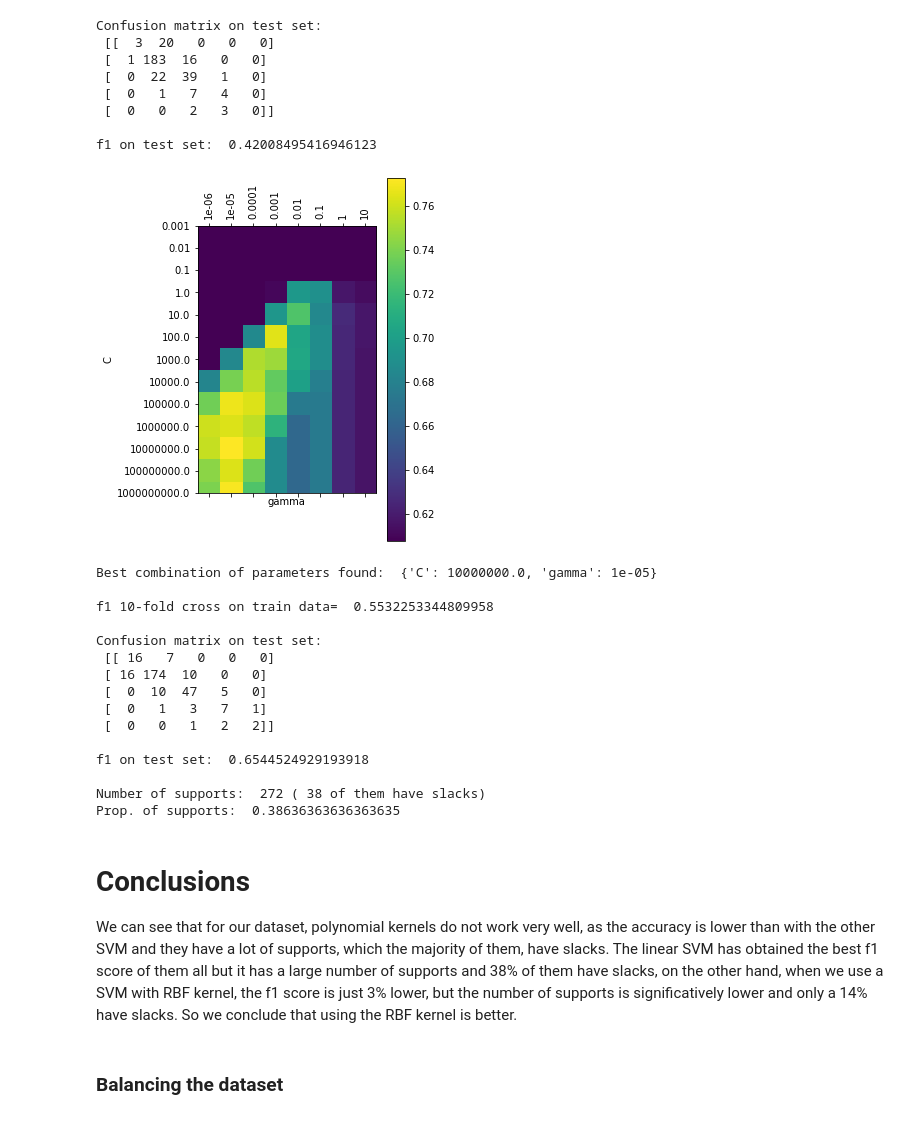
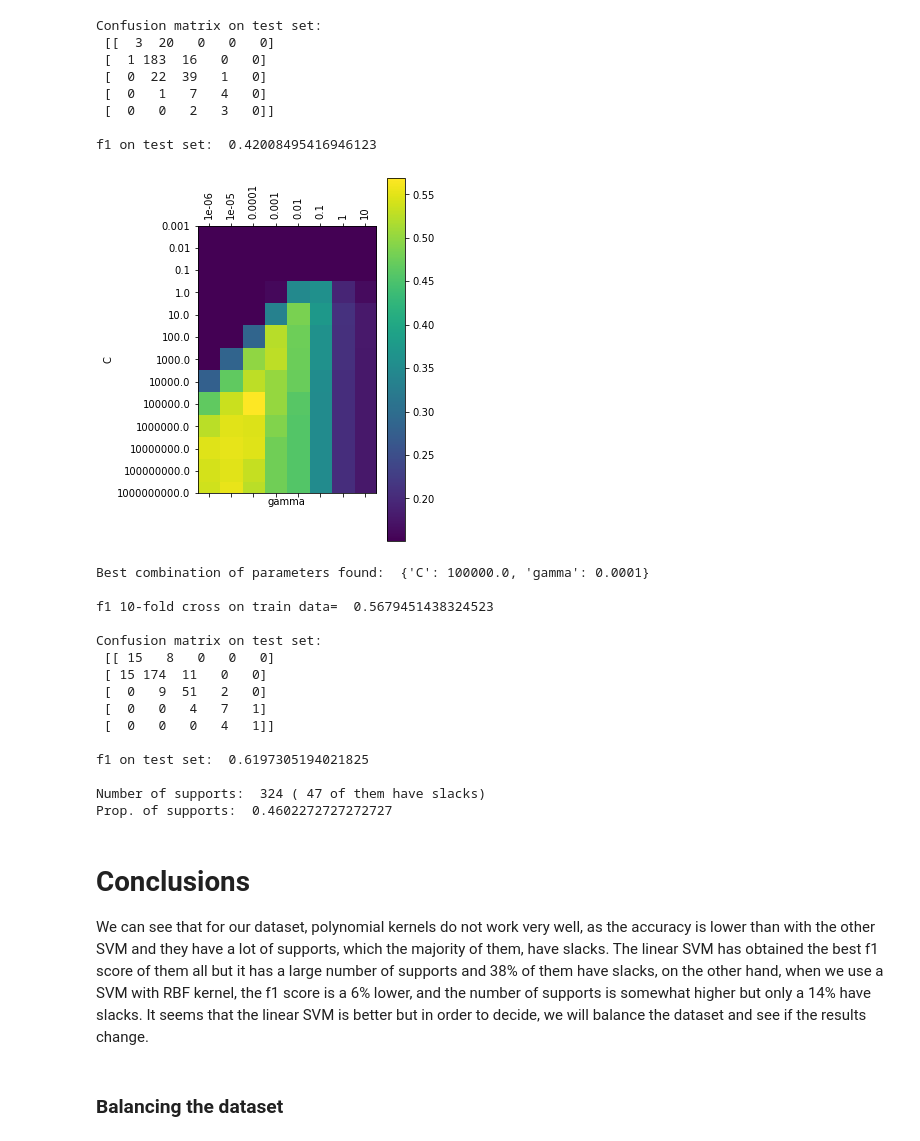
Before and after one commit to FerranAgulloLopez/DataMiningHousePrices, a Jupyter notebook: scripts/SVM .ipynb, the cells around one changed output. Saved outputs shown, nothing was run; the diff lists cells and outputs as text; code cells hidden in the pictures.

```diff
--- a/scripts/SVM .ipynb
+++ b/scripts/SVM .ipynb
@@ -85,7 +85,7 @@ Cs = np.logspace(-3, 3, num=7, base=10.0)
 
 param_grid = {'C': Cs}
 #grid_search = GridSearchCV(LinearSVC(), param_grid, cv=10)
-grid_search = GridSearchCV(SVC(kernel='linear'), param_grid, cv=10)
+grid_search = GridSearchCV(SVC(kernel='linear'), param_grid, cv=10,scoring='f1_macro')
 grid_search.fit(X_train,y_train)
 
 # Let's plot the 10-fold cross.validation accuracy deppending on C
@@ -147,7 +147,7 @@ f1 on test set:  0.5942874312115786
 Cs = np.logspace(-3, 3, num=7, base=10.0)
 
 param_grid = {'C': Cs}
-grid_search = GridSearchCV(SVC(kernel='poly',degree =2) , param_grid, cv=10)
+grid_search = GridSearchCV(SVC(kernel='poly',degree =2) , param_grid, cv=10,scoring='f1_macro')
 grid_search.fit(X_train,y_train)
 
 scores = grid_search.cv_results_['mean_test_score']
@@ -205,7 +205,7 @@ f1 on test set:  0.5478003000583646
 Cs = np.logspace(-3, 3, num=7, base=10.0)
 
 param_grid = {'C': Cs}
-grid_search = GridSearchCV(SVC(kernel='poly',degree =3) , param_grid, cv=10)
+grid_search = GridSearchCV(SVC(kernel='poly',degree =3) , param_grid, cv=10,scoring='f1_macro')
 grid_search.fit(X_train,y_train)
 
 scores = grid_search.cv_results_['mean_test_score']
@@ -262,7 +262,7 @@ f1 on test set:  0.5651953066642149
 Cs = np.logspace(-7, 3, num=11, base=10.0)
 
 param_grid = {'C': Cs}
-grid_search = GridSearchCV(SVC(kernel='poly',degree =4) , param_grid, cv=10)
+grid_search = GridSearchCV(SVC(kernel='poly',degree =4) , param_grid, cv=10,scoring='f1_macro')
 grid_search.fit(X_train,y_train)
 
 scores = grid_search.cv_results_['mean_test_score']
@@ -324,56 +324,57 @@ gammas = [0.000001,0.00001, 0.0001,0.001,0.01,0.1,1,10]
 Cs = np.logspace(-3, 9, num=13, base=10.0)
 
 param_grid = {'C': Cs, 'gamma' : gammas}
-grid_search = GridSearchCV(SVC(), param_grid, cv=10)
+grid_search = GridSearchCV(SVC(), param_grid, cv=10,scoring='f1_macro')
 grid_search.fit(X_train,y_train)
 parval=grid_search.best_params_
 
 # We'll show in a grid, the accuracy for each combination of parameters tester
 scores = grid_search.cv_results_['mean_test_score']
 scores = np.array(scores).reshape(len(param_grid['C']), len(param_grid['gamma']))
 
 plt.matshow(scores)
 plt.xlabel('gamma')
 plt.ylabel('C')
 plt.colorbar()
 plt.xticks(np.arange(len(param_grid['gamma'])), param_grid['gamma'],rotation='vertical')
 plt.yticks(np.arange(len(param_grid['C'])), param_grid['C'])
 plt.show()
 parval=grid_search.best_params_
 print("\nBest combination of parameters found: ",parval)
 
 
 cvacc = cross_val_score(SVC(C=parval['C'], gamma=parval['gamma']) , X=X_train,  y=y_train, cv=10, scoring='f1_macro')
 print('\nf1 10-fold cross on train data= ', cvacc.mean())
 
 knc = SVC(C=parval['C'], gamma=parval['gamma'])
 knc.fit(X_train, y_train)
 pred=knc.predict(X_test)
 print("\nConfusion matrix on test set:\n",sklearn.metrics.confusion_matrix(y_test, pred))
 print("\nf1 on test set: ",sklearn.metrics.f1_score(y_test, pred,average='macro'))
 print("\nNumber of supports: ",np.sum(knc.n_support_), "(",np.sum(np.abs(knc.dual_coef_)==parval['C']) ,"of them have slacks)")
 print("Prop. of supports: ",np.sum(knc.n_support_)/X_train.shape[0])
 # %% [output]
-[figure, old version]
+[figure, new version]
-Best combination of parameters found:  {'C': 10000000.0, 'gamma': 1e-05}
+Best combination of parameters found:  {'C': 100000.0, 'gamma': 0.0001}
 
-f1 10-fold cross on train data=  0.5532253344809958
+f1 10-fold cross on train data=  0.5679451438324523
 
 Confusion matrix on test set:
- [[ 16   7   0   0   0]
- [ 16 174  10   0   0]
- [  0  10  47   5   0]
- [  0   1   3   7   1]
- [  0   0   1   2   2]]
+ [[ 15   8   0   0   0]
+ [ 15 174  11   0   0]
+ [  0   9  51   2   0]
+ [  0   0   4   7   1]
+ [  0   0   0   4   1]]
 
-f1 on test set:  0.6544524929193918
+f1 on test set:  0.6197305194021825
 
-Number of supports:  272 ( 38 of them have slacks)
-Prop. of supports:  0.38636363636363635
+Number of supports:  324 ( 47 of them have slacks)
+Prop. of supports:  0.4602272727272727
 # %% [markdown]
 # Conclusions
 We can see that for our dataset, polynomial kernels do not work very well, as the accuracy is lower than with the other SVM and they have a lot of supports, which the majority of them, have slacks.
-The linear SVM has obtained the best f1 score of them all but it has a large number of supports and 38% of them have slacks, on the other hand, when we use a SVM with RBF kernel, the f1 score is just 3% lower, but the number of supports is significatively lower and only a 14% have slacks. So we conclude that using the RBF kernel is better.
+The linear SVM has obtained the best f1 score of them all but it has a large number of supports and 38% of them have slacks, on the other hand, when we use a SVM with RBF kernel, the f1 score is a 6% lower, and the number of supports is somewhat higher but only a 14% have slacks.
+It seems that the linear SVM is better but in order to decide, we will balance the dataset and see if the results change.
 # %% [markdown]
 ### Balancing the dataset
 # %%
```
Also changed, not shown: parts of 15 cells of this notebook.
